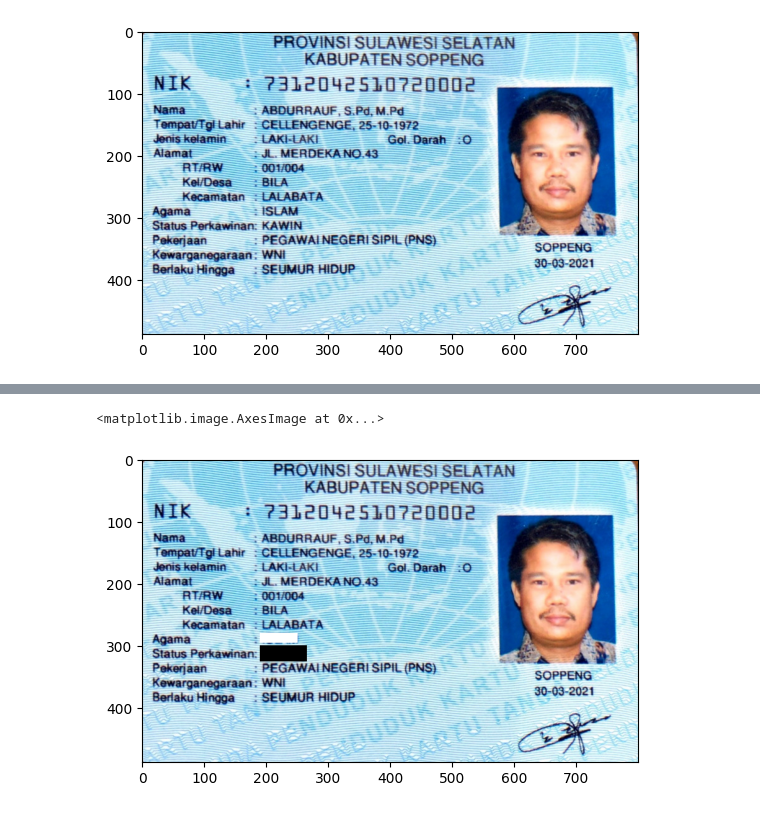
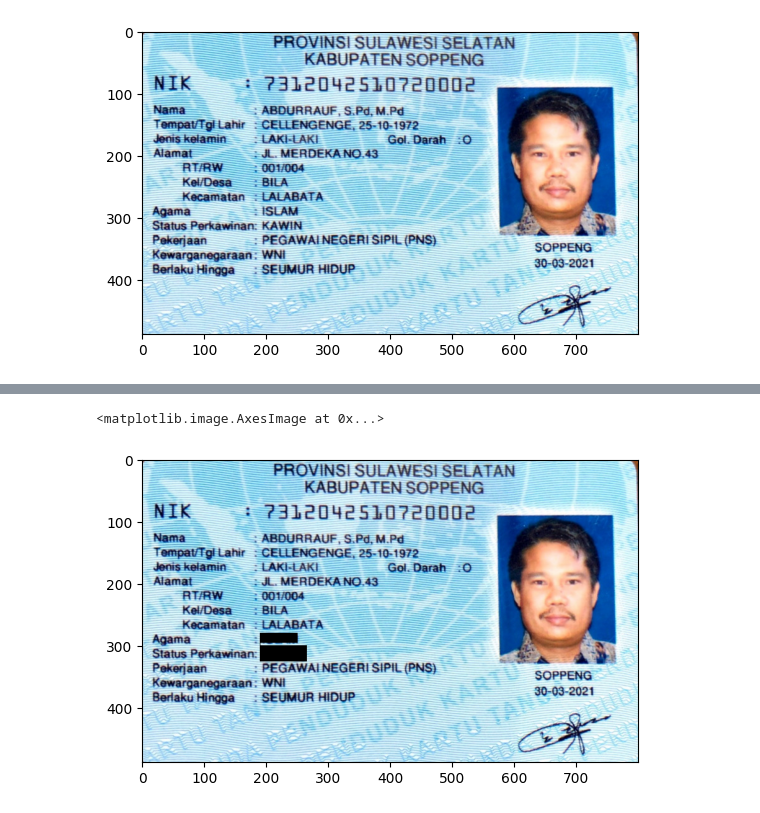
Before and after one commit to Gin-Arata/PCVK_13_Gaco-Razan-Kamil, a Jupyter notebook: Week2_Tugas_Kelompok.ipynb, the cells around one changed output, grey strips where cells are left out. Saved outputs shown, nothing was run; the diff lists cells and outputs as text; code cells hidden in the pictures.

```diff
--- a/Week2_Tugas_Kelompok.ipynb
+++ b/Week2_Tugas_Kelompok.ipynb
@@ -45,6 +45,11 @@ plt.imshow(img_rgb)
 vertices_agama = np.array([[190, 280], [250, 280], [250, 295], [190, 295]], dtype=np.int32)
 vertices_kawin = np.array([[190, 300], [265, 300], [265, 325], [190, 325]], dtype=np.int32)
 
+# Membuat vertices menjadi 1 kelompok
+vertices = np.array([vertices_agama, vertices_kawin])
+
 # Melakukan reshape vertices
 vertices_agama = vertices_agama.reshape((-1, 1, 2))
 vertices_kawin = vertices_kawin.reshape((-1, 1, 2))
+vertices = vertices.reshape((-1, 1, 2))
+vertices
@@ -51,12 +72,15 @@ vertices_kawin = vertices_kawin.reshape((-1, 1, 2))
 # %%
 # @title Melakukan Penutupan Identitas Agama dan Kawin
 
 # Menambahkan polylines pada agama dan status kawin
-cv.fillPoly(img_rgb, pts=[vertices_agama], color=(255, 255, 255))
-cv.fillPoly(img_rgb, pts=[vertices_kawin], color=(0, 0, 0))
+# cv.fillPoly(img_rgb, pts=[vertices_agama], color=(255, 255, 255))
+# cv.fillPoly(img_rgb, pts=[vertices_kawin], color=(0, 0, 0))
+
+# Menampilkan image dengan 1 vertices
+cv.fillPoly(img_rgb, pts=[vertices], color=(0, 0, 0))
 
 # Menampilkan gambar yang sudah dilakukan penutupan identitas
 plt.imshow(img_rgb)
 # %% [output]
 <matplotlib.image.AxesImage at 0x...>
-[figure, old version]
+[figure, new version]
```
Also changed, not shown: parts of 1 cell of this notebook.
